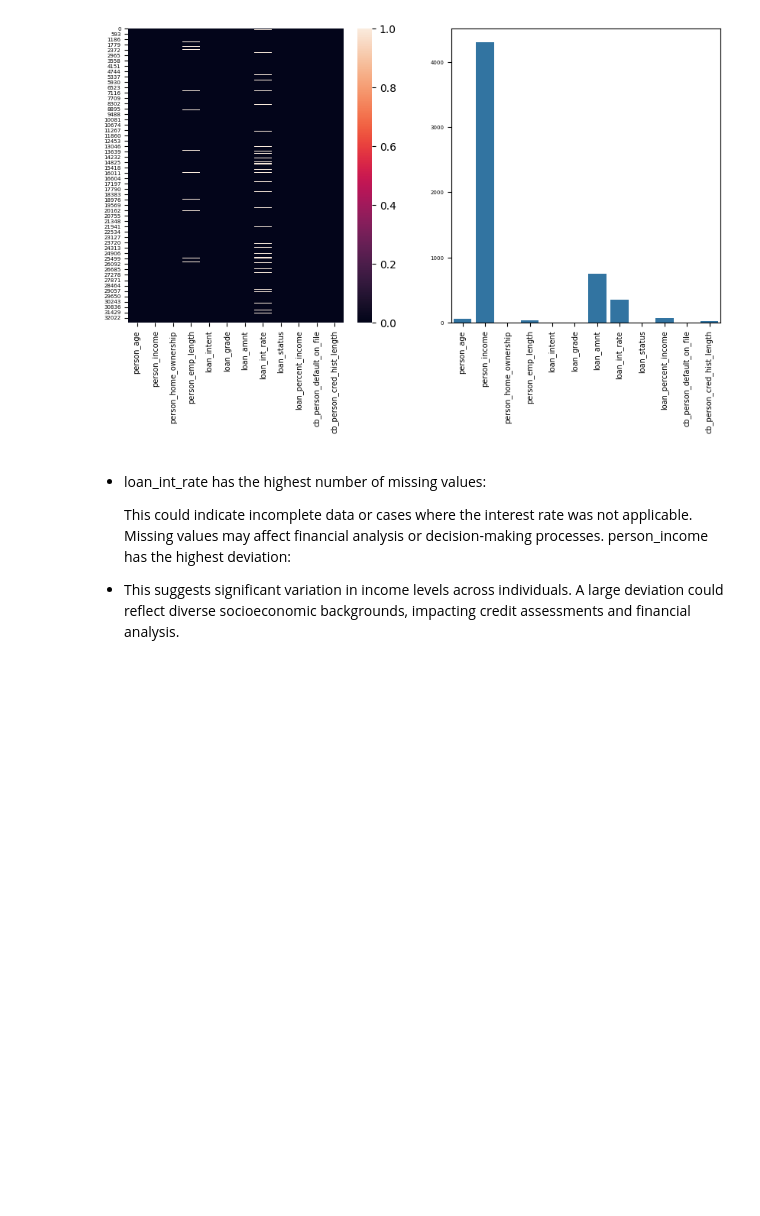
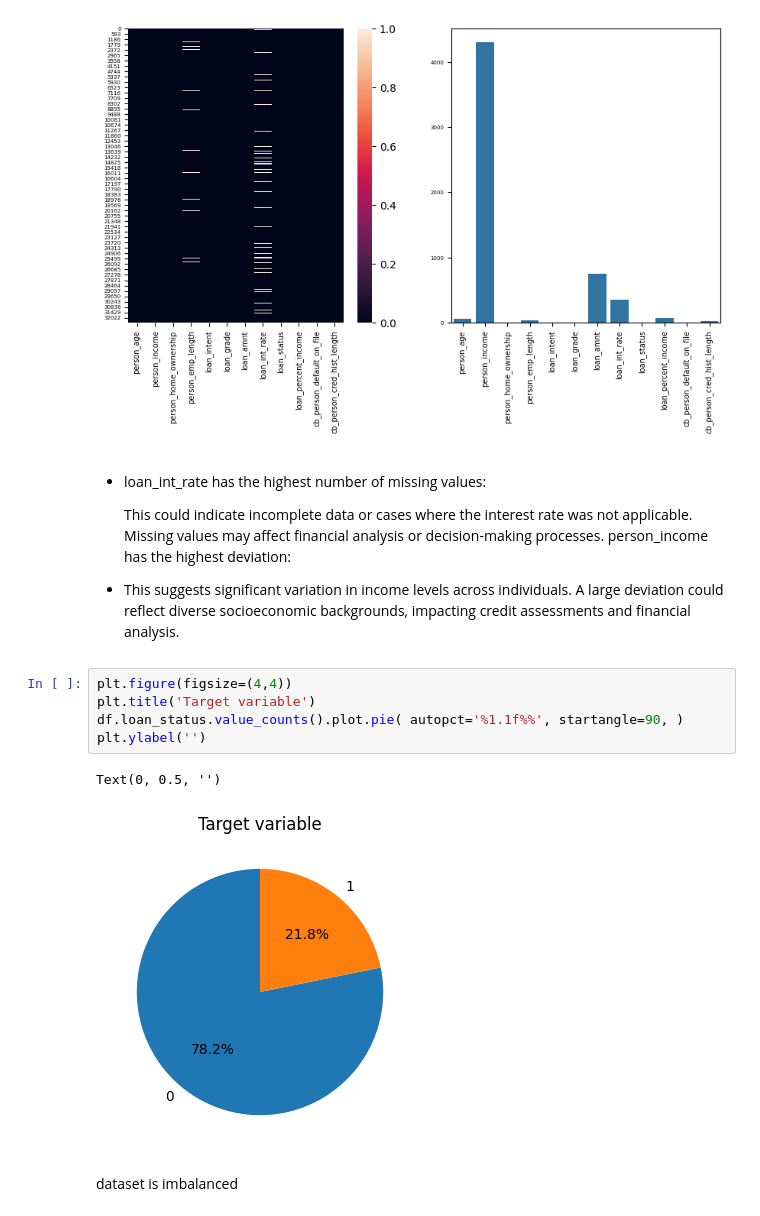
Before and after one commit to rimraf-adi/loan, a Jupyter notebook: notebook.ipynb, the cells around one changed output. Drawn from its saved outputs; the diff is of its cells as text; blank space fills up the shorter version.

```diff
--- a/notebook.ipynb
+++ b/notebook.ipynb
@@ -88,3 +90,13 @@ sns.barplot(df.nunique())
 
 * This suggests significant variation in income levels across individuals.
     A large deviation could reflect diverse socioeconomic backgrounds, impacting credit assessments and financial analysis.
+# %%
+plt.figure(figsize=(4,4))
+plt.title('Target variable')
+df.loan_status.value_counts().plot.pie( autopct='%1.1f%%', startangle=90, )
+plt.ylabel('')
+# %% [output]
+Text(0, 0.5, '')
+[figure, added]
+# %% [markdown]
+dataset is imbalanced
```
Also changed, not shown: parts of 5 cells of this notebook, 1 other file.
